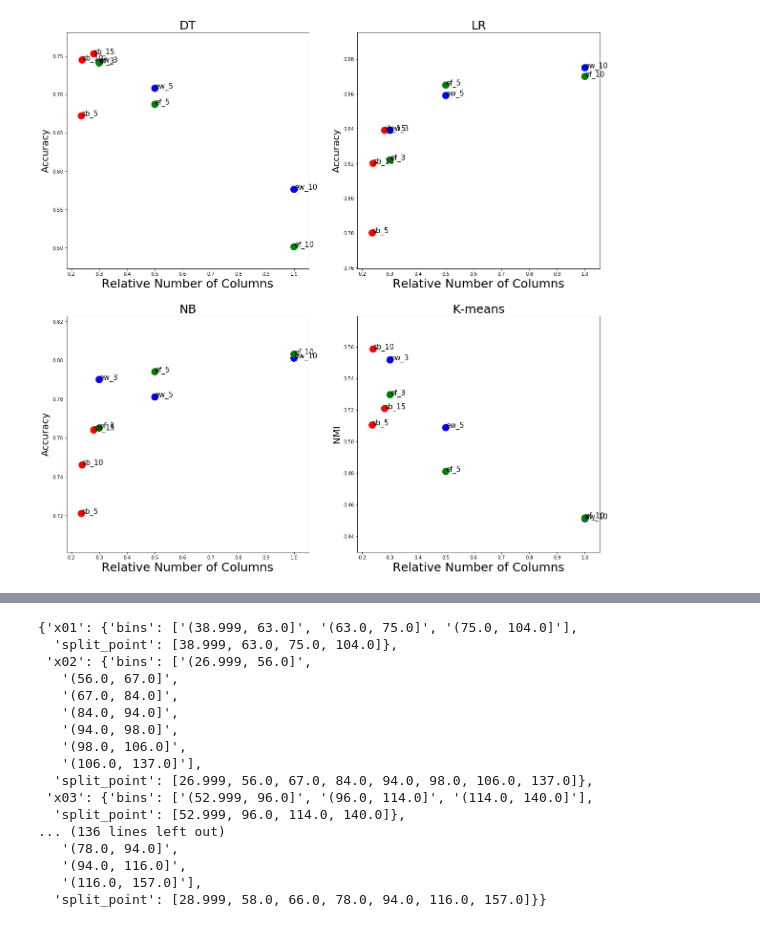
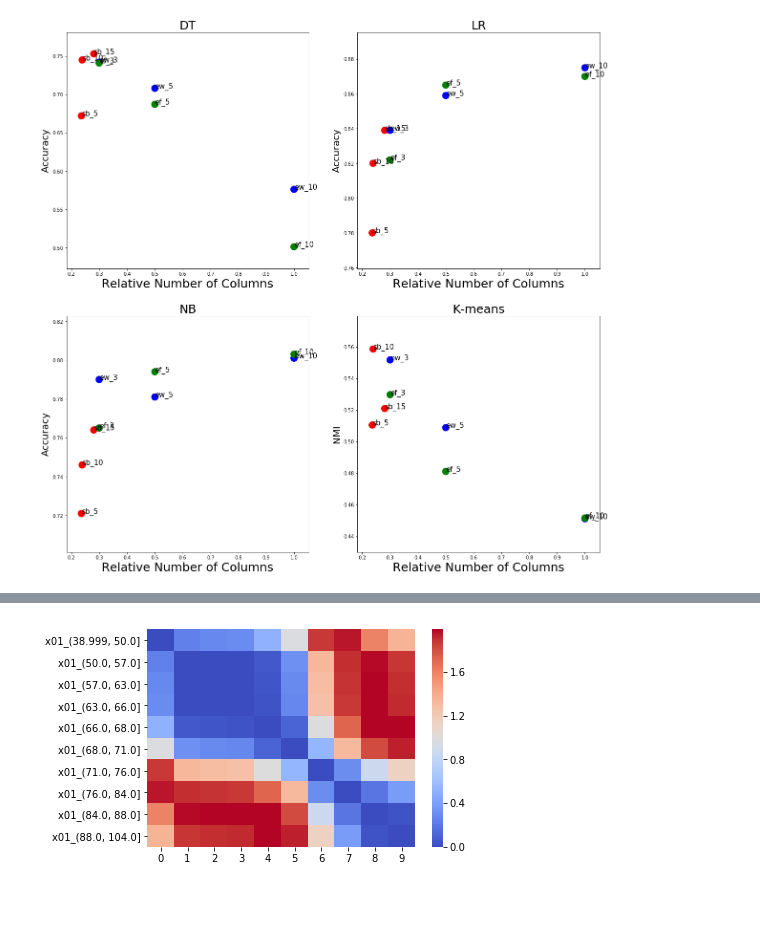
Before and after one commit to Wook0129/semantic_binning, a Jupyter notebook: test_satimage.ipynb, the cells around one changed output, grey strips where cells are left out. Drawn from its saved outputs; the diff is of its cells as text; code cells hidden in the pictures; blank space fills up the shorter version.

```diff
--- a/test_satimage.ipynb
+++ b/test_satimage.ipynb
@@ -143,20 +139,4 @@ sb.plot_pairwise_distance_between_bins('x02')
-# %%
-sb.bins_by_var
-# %% [output]
-{'x01': {'bins': ['(38.999, 63.0]', '(63.0, 75.0]', '(75.0, 104.0]'],
-  'split_point': [38.999, 63.0, 75.0, 104.0]},
- 'x02': {'bins': ['(26.999, 56.0]',
-   '(56.0, 67.0]',
-   '(67.0, 84.0]',
-   '(84.0, 94.0]',
-   '(94.0, 98.0]',
-   '(98.0, 106.0]',
-   '(106.0, 137.0]'],
-  'split_point': [26.999, 56.0, 67.0, 84.0, 94.0, 98.0, 106.0, 137.0]},
- 'x03': {'bins': ['(52.999, 96.0]', '(96.0, 114.0]', '(114.0, 140.0]'],
-  'split_point': [52.999, 96.0, 114.0, 140.0]},
-... (136 lines left out)
-   '(78.0, 94.0]',
-   '(94.0, 116.0]',
-   '(116.0, 157.0]'],
-  'split_point': [28.999, 58.0, 66.0, 78.0, 94.0, 116.0, 157.0]}}
+# %%
+exp.semantic_binning.plot_pairwise_distance_between_bins('x01')
+# %% [output]
+[figure, added]
```
Also changed, not shown: parts of 2 cells of this notebook.
